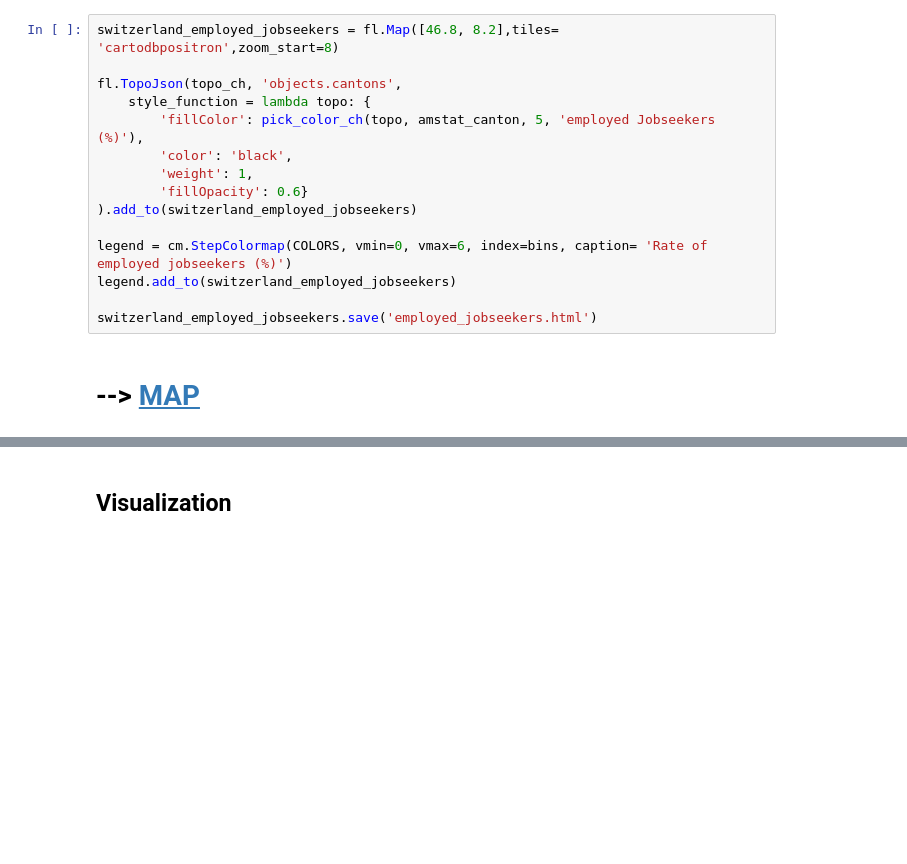
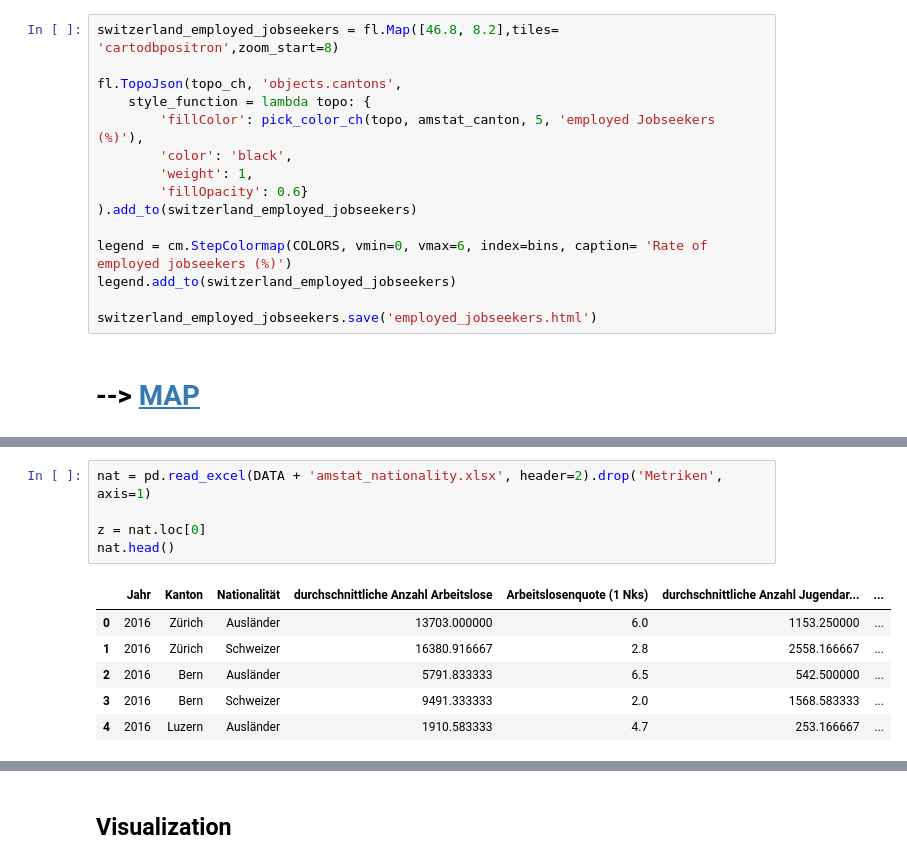
Before and after one commit to roman-bachmann/prayingmantissa, a Jupyter notebook: homework03/notebook.ipynb, the cells around one changed output, grey strips where cells are left out. Cells and saved outputs as stored; diff of their text form; blank space fills up the shorter version.

```diff
--- a/homework03/notebook.ipynb
+++ b/homework03/notebook.ipynb
@@ -431,0 +465,12 @@ amstat_nat.head()
+# %%
+nat = pd.read_excel(DATA + 'amstat_nationality.xlsx', header=2).drop('Metriken', axis=1)
+
+z = nat.loc[0]
+nat.head()
+# %% [output]
+|  | Jahr | Kanton | Nationalität | durchschnittliche Anzahl Arbeitslose | Arbeitslosenquote (1 Nks) | durchschnittliche Anzahl Jugendar... | ... |
+| 0 | 2016 | Zürich | Ausländer | 13703.000000 | 6.0 | 1153.250000 | ... |
+| 1 | 2016 | Zürich | Schweizer | 16380.916667 | 2.8 | 2558.166667 | ... |
+| 2 | 2016 | Bern | Ausländer | 5791.833333 | 6.5 | 542.500000 | ... |
+| 3 | 2016 | Bern | Schweizer | 9491.333333 | 2.0 | 1568.583333 | ... |
+| 4 | 2016 | Luzern | Ausländer | 1910.583333 | 4.7 | 253.166667 | ... |
```
Also changed, not shown: parts of 7 cells of this notebook, 4 other files.
